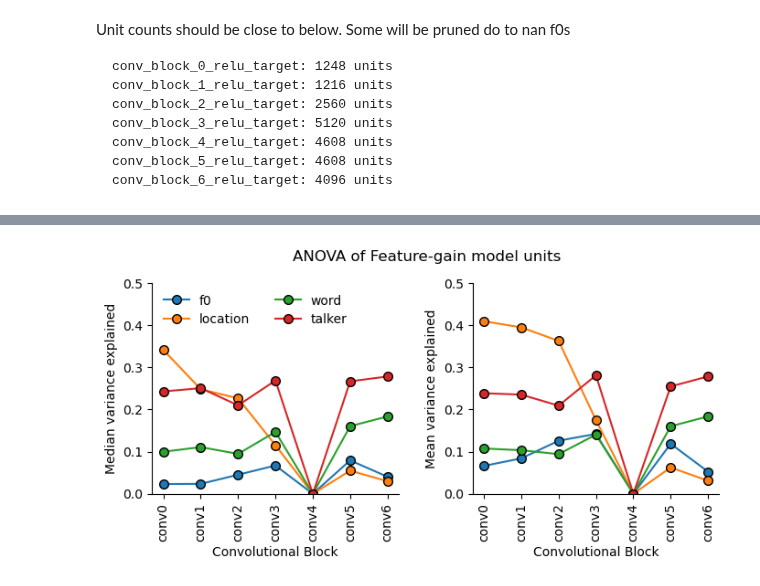
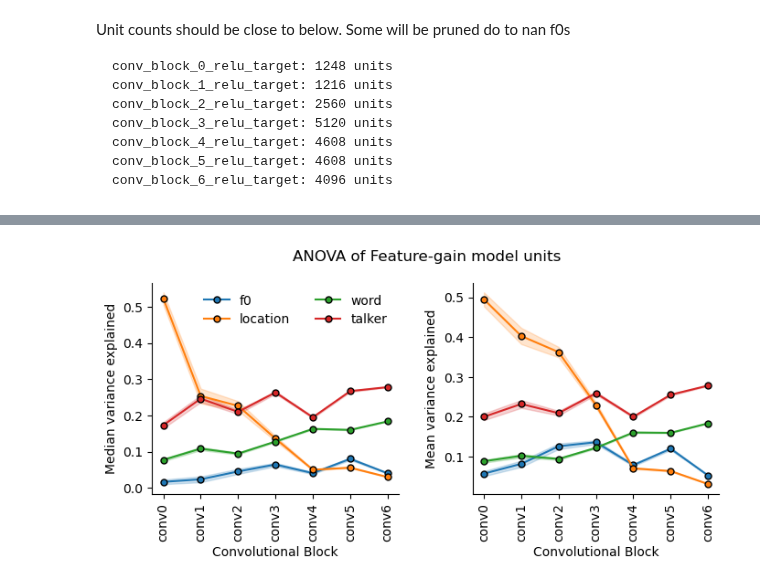
Before and after one commit to mcdermottLab/auditory_attention, a Jupyter notebook: notebooks/Unit_Tuning/final_unit_tuning_v10_anova_jsin_stim.ipynb, the cells around one changed output, grey strips where cells are left out. Cells and saved outputs as stored; diff of their text form; code cells hidden in the pictures.

Commit message:
add prop units to anova

```diff
--- a/notebooks/Unit_Tuning/final_unit_tuning_v10_anova_jsin_stim.ipynb
+++ b/notebooks/Unit_Tuning/final_unit_tuning_v10_anova_jsin_stim.ipynb
@@ -134,7 +134,7 @@ for result in anova_results:
     if layer_name not in results_dict:
         results_dict[layer_name] = {"prop_var_exp": [], 'ssq_per_unit':[]}
     results = np.load(result)
-    if '4' in layer_name and results['prop_var_per_unit'].shape[0] > 200:
+    if results['prop_var_per_unit'].shape[0] > 64:
         continue
     results_dict[layer_name]["prop_var_exp"].append(results['prop_var_per_unit'])
     results_dict[layer_name]["ssq_per_unit"].append(results['ssq_per_unit'])
@@ -227,50 +271,67 @@ var_thresh = 0.1
 
 
 for ix, feature in enumerate(['f0', 'location', 'word', 'talker']):
-    median_var_exp = np.zeros(len(results_dict)+1)
-    mean_var_exp = np.zeros(len(results_dict)+1)
+    median_var_exp = np.zeros(len(results_dict))
+    mean_var_exp = np.zeros(len(results_dict))
+    sem_var_exp = np.zeros(len(results_dict))
     for layer, data in results_dict.items():
         # print(layer)
         layer_ix = int(layer.split("_")[-1])
         median_var_exp[layer_ix] = np.nanmedian(data['prop_var_exp'][:,ix])
         mean_var_exp[layer_ix] = np.nanmean(data['prop_var_exp'][:,ix])
+        n = data['prop_var_exp'].shape[0]
+        sem_var_exp[layer_ix] = 2 *  np.nanstd(data['prop_var_exp'][:,ix]) / np.sqrt(n)
 
     ax[0].plot(
-        np.arange(len(results_dict)+1),
+        np.arange(len(results_dict)),
         median_var_exp,
         label=feature,
         color=f"C{ix}",
         marker='o',
-        markersize=7,
+        markersize=5,
         markeredgecolor='k',
         markeredgewidth=1,
+        )
+    ax[0].fill_between(
+        np.arange(len(results_dict)),
+        median_var_exp+sem_var_exp,
+        median_var_exp-sem_var_exp,
+        color=f"C{ix}",
+        alpha=0.2,
         )
     ax[0].set_ylabel(f'Median variance explained')
 
     ax[1].plot(
-        np.arange(len(results_dict)+1),
+        np.arange(len(results_dict)),
         mean_var_exp,
         label=feature,
         color=f"C{ix}",
         marker='o',
-        markersize=7,
+        markersize=5,
         markeredgecolor='k',
         markeredgewidth=1,
+        )
+    ax[1].fill_between(
+        np.arange(len(results_dict)),
+        mean_var_exp+sem_var_exp,
+        mean_var_exp-sem_var_exp,
+        color=f"C{ix}",
+        alpha=0.2,
         )
     ax[1].set_ylabel(f'Mean variance explained')
 
 # plt.xlabel('Convolutional Block')
-xtick_labels = [f"conv{i}" for i in range(len(results_dict)+1)]
+xtick_labels = [f"conv{i}" for i in range(len(results_dict))]
 plt.suptitle(f"ANOVA of Feature-gain model units", y=1)
-ax[0].legend(frameon=False, ncol=2, loc='upper left')
+ax[0].legend(frameon=False, ncol=2, loc='upper right')
 
 for ax in ax:
-    ax.set_xticks(np.arange(len(results_dict)+1))
+    ax.set_xticks(np.arange(len(results_dict)))
     ax.set_xticklabels(xtick_labels, rotation=90)
     ax.set_xlabel('Convolutional Block')
     ax.spines['top'].set_visible(False)
     ax.spines['right'].set_visible(False)
-    ax.set_ylim(0, 0.5)
+    # ax.set_ylim(0, 0.5)
 plt.subplots_adjust(wspace=0.3)
 # %% [output]
-[figure, old version]
+[figure, new version]
```
Also changed, not shown: parts of 3 cells of this notebook.
